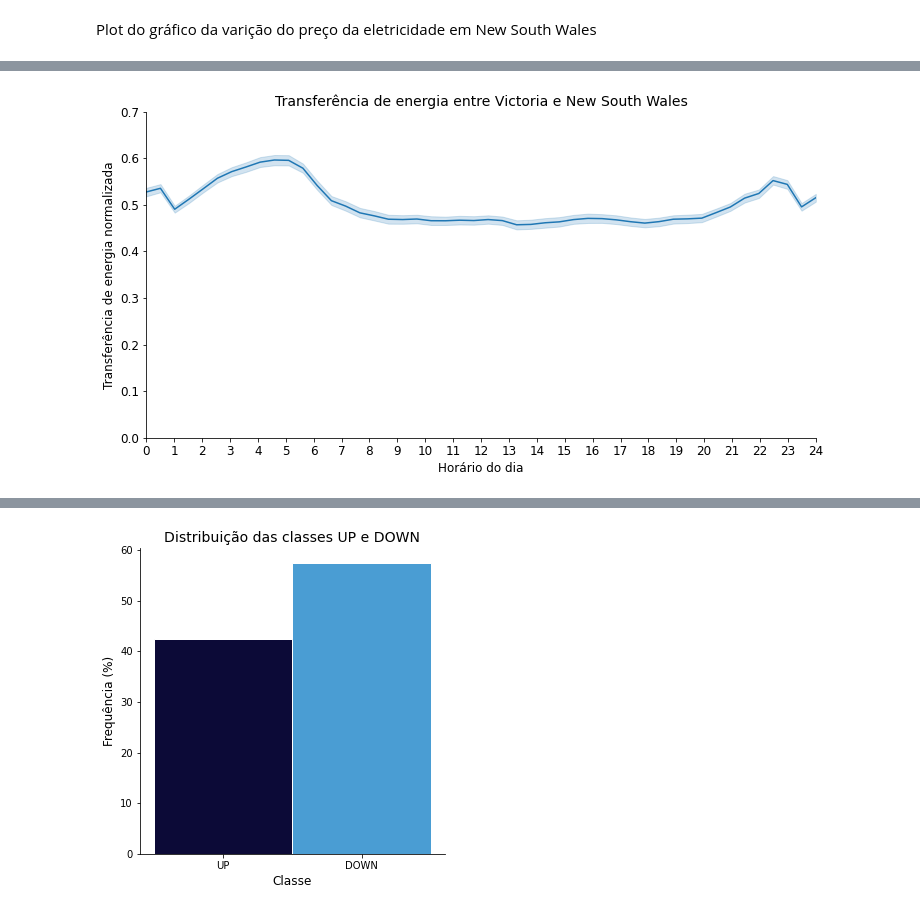
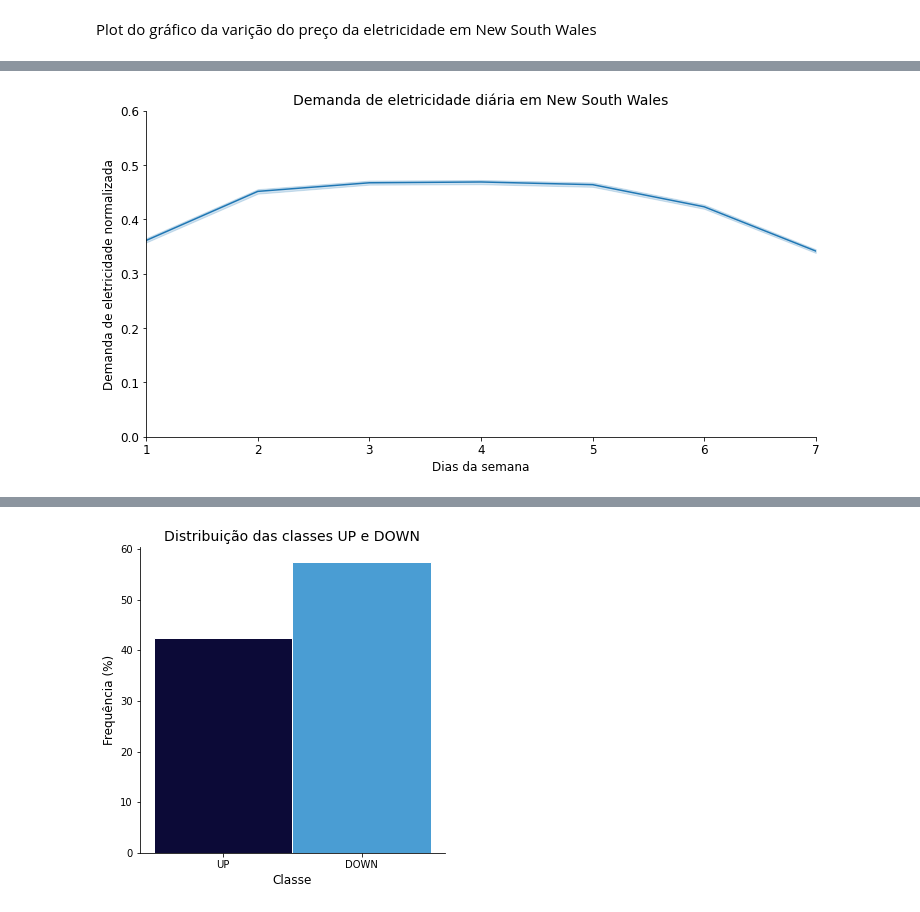
Before and after one commit to duartejr/case_ciencia_dados, a Jupyter notebook: case_ciencia_dados.ipynb, the cells around one changed output, grey strips where cells are left out. Cells and saved outputs as stored; diff of their text form; code cells hidden in the pictures.

```diff
--- a/case_ciencia_dados.ipynb
+++ b/case_ciencia_dados.ipynb
@@ -159,9 +166,14 @@ O gráfico acima nos mostra um padrão comuns em centros urbanos. Como esperado,
-# %%
-titulo = 'Transferência de energia entre Victoria e New South Wales'
-ylabel = 'Transferência de energia normalizada'
-maxy = .8
-stepy = .1
-
-grafico_linhas(df['transfer'], titulo, ylabel, maxy, stepy)
-# %% [output]
-[figure, removed]
+# %%
+titulo = 'Demanda de eletricidade diária em New South Wales'
+ylabel = 'Demanda de eletricidade normalizada'
+xlabel = 'Dias da semana'
+maxy = .6
+stepy = .1
+x = df['day']
+y = df['nswdemand']
+maxx = 7
+minx = 1
+
+grafico_linhas(x, y, titulo, xlabel, ylabel, minx=minx, maxx=maxx, maxy=maxy, stepy=stepy)
+# %% [output]
+[figure, added]
```
Also changed, not shown: parts of 16 cells of this notebook.
